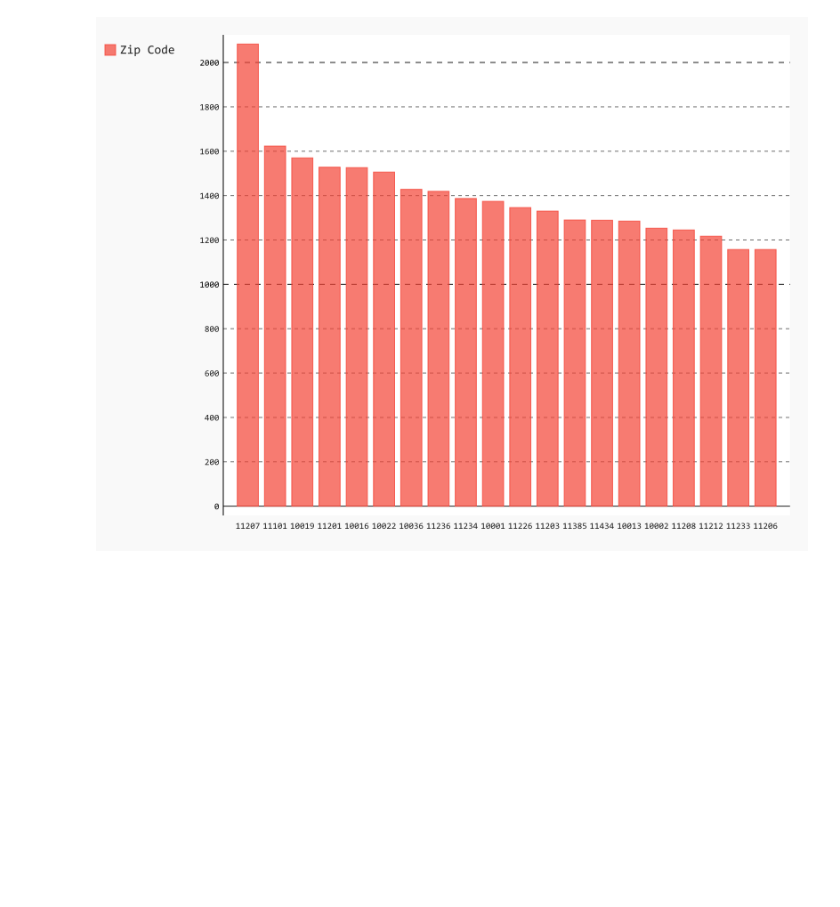
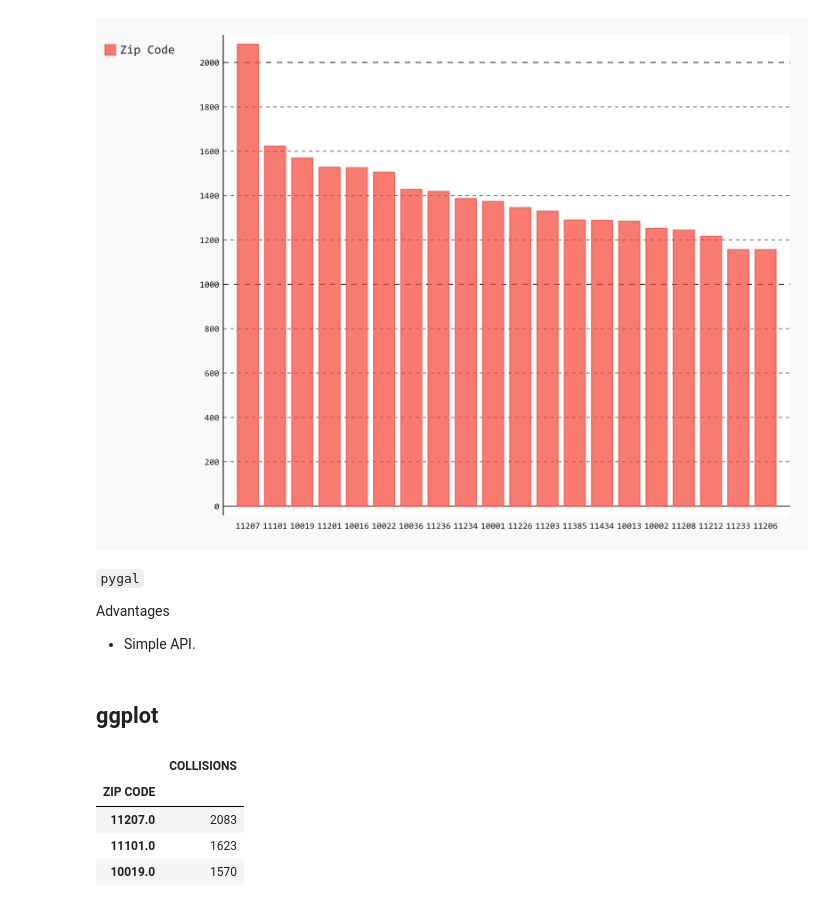
Before and after one commit to ResidentMario/plotting-tools, a Jupyter notebook: notebooks/Top 20 Zip Codes Bar Chart.ipynb, the cells around one changed output. Cells and saved outputs as stored; diff of their text form; code cells hidden in the pictures; blank space fills up the shorter version.

```diff
--- a/notebooks/Top 20 Zip Codes Bar Chart.ipynb
+++ b/notebooks/Top 20 Zip Codes Bar Chart.ipynb
@@ -247,3 +235,10 @@ line_chart.add('Zip Code', top_zips['COLLISIONS'].values)
 line_chart
 # %% [output]
 [figure]
+# %% [markdown]
+`pygal`
+
+Advantages
+* Simple API.
+# %% [markdown]
+## ggplot
@@ -249,0 +247,8 @@ line_chart
+# %%
+top_zips.head(3)
+# %% [output]
+|  | COLLISIONS |
+| ZIP CODE |  |
+| 11207.0 | 2083 |
+| 11101.0 | 1623 |
+| 10019.0 | 1570 |
```
Also changed, not shown: parts of 24 cells of this notebook.
